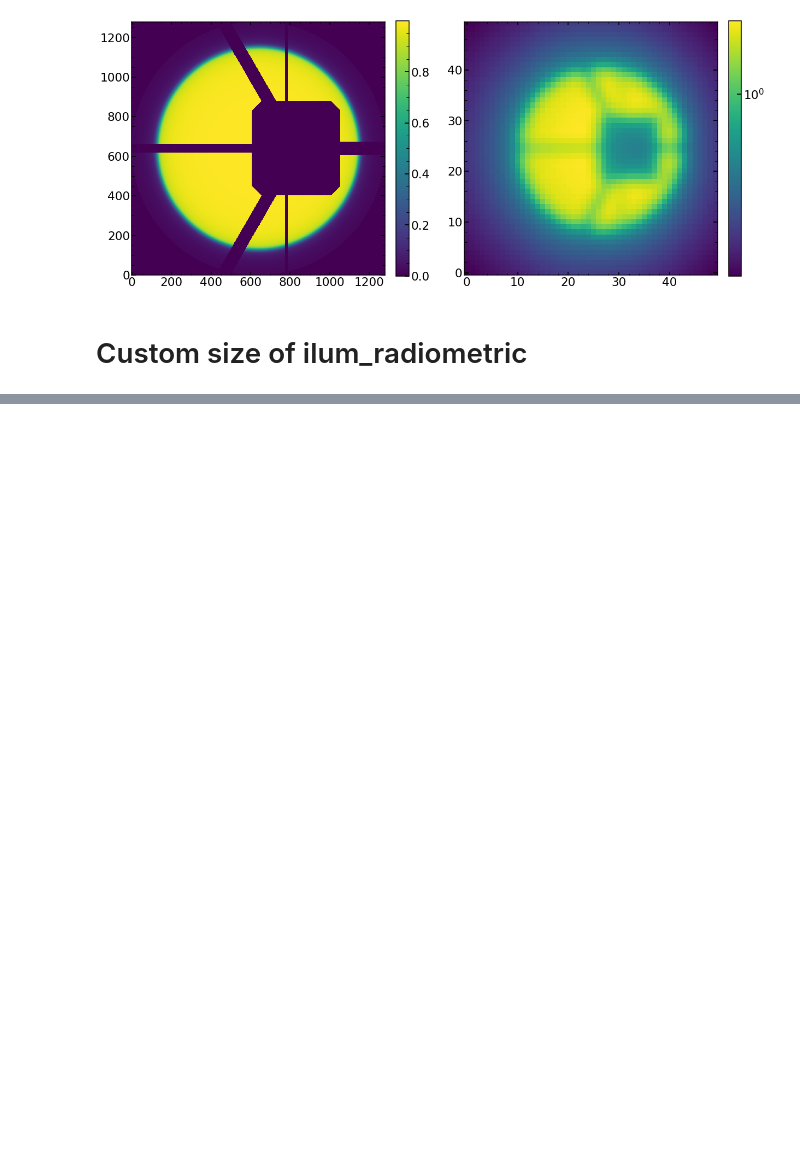
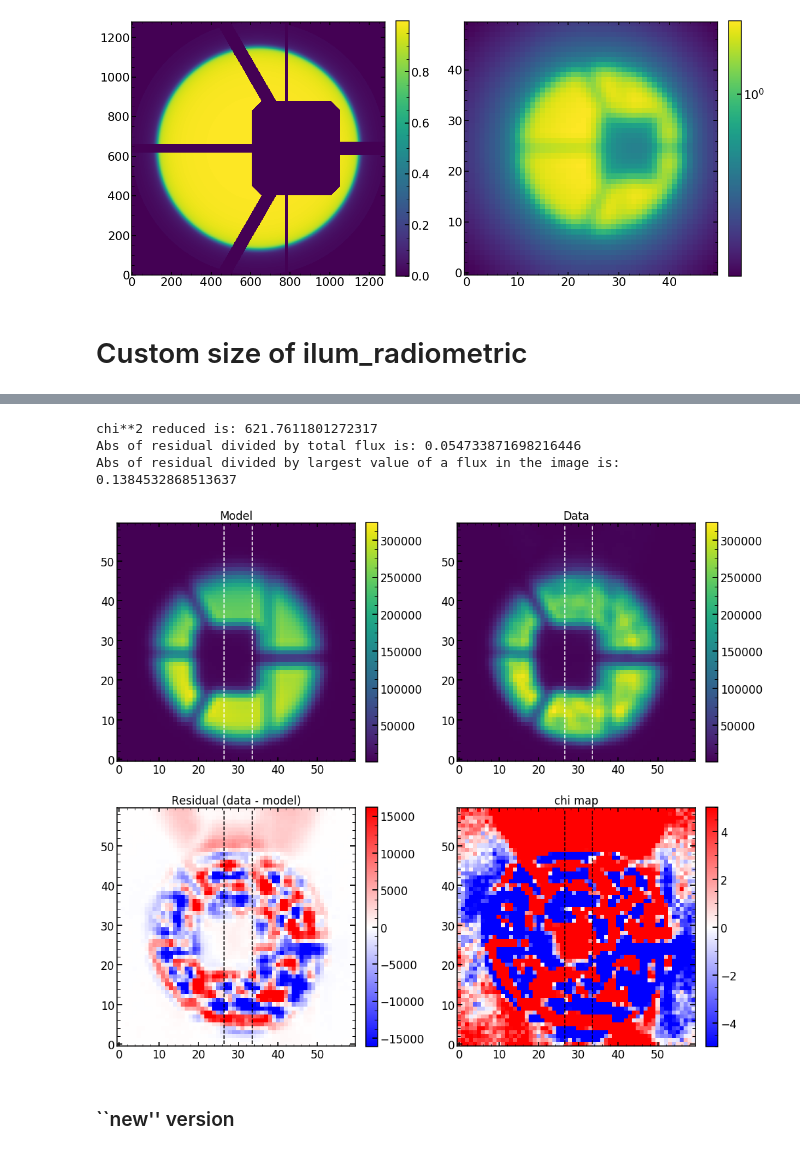
Before and after one commit to Subaru-PFS/dev_2ddrp, a Jupyter notebook: 2d_PSF_code/Zernike_Work_Mar_Apr_2020.ipynb, the cells around one changed output, grey strips where cells are left out. Drawn from its saved outputs; the diff is of its cells as text; code cells hidden in the pictures; blank space fills up the shorter version.

```diff
--- a/2d_PSF_code/Zernike_Work_Mar_Apr_2020.ipynb
+++ b/2d_PSF_code/Zernike_Work_Mar_Apr_2020.ipynb
@@ -300,0 +559,5 @@ plt.imshow(optPsf_cut_fiber_convolved_downsampled)
+# %%
+single_analysis=Zernike_Analysis(date,obs,single_number,eps,arc,dataset)
+chain0_Emcee3,likechain0_Emcee3=single_analysis.create_chains()
+
+minchain,like_min=single_analysis.create_likelihood()
@@ -300,0 +621,10 @@ plt.imshow(optPsf_cut_fiber_convolved_downsampled)
+# %%
+matplotlib.rcParams.update({'font.size': 14})
+single_analysis.create_basic_comparison_plot()
+# %% [output]
+chi**2 reduced is: 621.7611801272317
+Abs of residual divided by total flux is: 0.054733871698216446
+Abs of residual divided by largest value of a flux in the image is: 0.1384532868513637
+[figure, added]
+# %% [markdown]
+### ``new'' version
```
Also changed, not shown: parts of 69 cells of this notebook, 1 other file.
